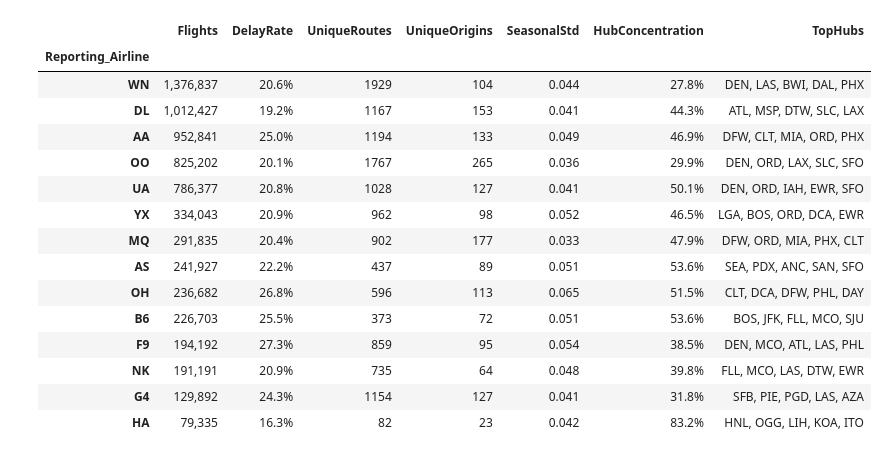
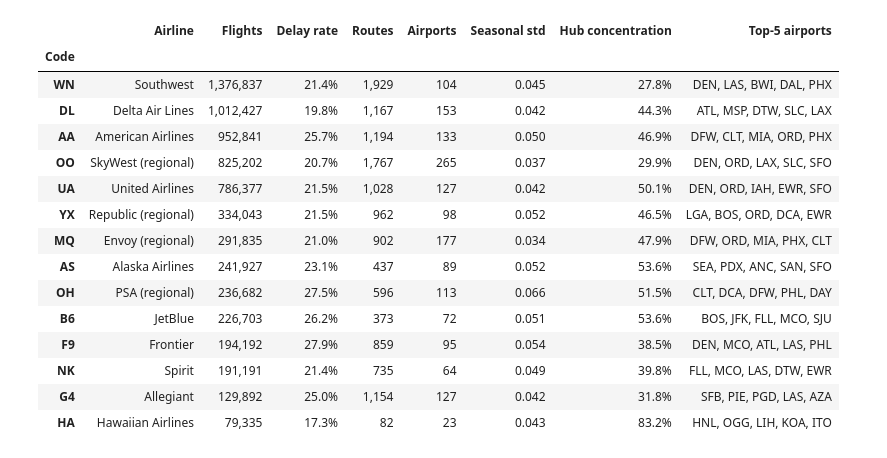
Before and after one commit to GustavDegn123/Airlines-Delay, a Jupyter notebook: airline_selection_analysis.ipynb, the cells around one changed output. Saved outputs shown, nothing was run; the diff lists cells and outputs as text; code cells hidden in the pictures.

```diff
--- a/airline_selection_analysis.ipynb
+++ b/airline_selection_analysis.ipynb
@@ -55,45 +97,46 @@ Vi beregner seks nøgletal pr. selskab for at vurdere, hvilket der egner sig bed
 # %%
-df["Route"] = df["Origin"] + "-" + df["Dest"]
-grouped = df.groupby("Reporting_Airline")
-
-
-def hub_concentration(origins: pd.Series, top_n: int = 5) -> float:
-    """Andel af flyvninger fra selskabets top_n travleste afgangslufthavne."""
+def hub_concentration(origins, top_n=5):
+    # Share of flights departing from the airline's top_n busiest airports
     return origins.value_counts().head(top_n).sum() / len(origins)
 
 
+by_airline = df.groupby("Reporting_Airline")
 monthly_rate = df.groupby(["Reporting_Airline", "Month"])["Delayed"].mean()
 
 overview = pd.DataFrame({
-    "Flights": grouped.size(),
-    "DelayRate": grouped["Delayed"].mean(),
-    "UniqueRoutes": grouped["Route"].nunique(),
-    "UniqueOrigins": grouped["Origin"].nunique(),
-    "SeasonalStd": monthly_rate.groupby(level="Reporting_Airline").std(),
-    "HubConcentration": grouped["Origin"].agg(hub_concentration),
-    "TopHubs": grouped["Origin"].agg(lambda s: ", ".join(s.value_counts().head(5).index)),
-}).sort_values("Flights", ascending=False)
+    "Airline": pd.Series(AIRLINE_NAMES),
+    "Flights": by_airline.size(),
+    "Delay rate": by_airline["Delayed"].mean(),
+    "Routes": by_airline["Route"].nunique(),
+    "Airports": by_airline["Origin"].nunique(),
+    "Seasonal std": monthly_rate.groupby(level="Reporting_Airline").std(),
+    "Hub concentration": by_airline["Origin"].agg(hub_concentration),
+    "Top-5 airports": by_airline["Origin"].agg(lambda s: ", ".join(s.value_counts().head(5).index)),
+}).dropna(subset=["Flights"]).sort_values("Flights", ascending=False)
+overview.index.name = "Code"
 
-overview.style.format({
-    "Flights": "{:,}",
-    "DelayRate": "{:.1%}",
-    "SeasonalStd": "{:.3f}",
-    "HubConcentration": "{:.1%}",
-})
+display(overview.style.format({
+    "Flights": "{:,.0f}",
+    "Delay rate": "{:.1%}",
+    "Routes": "{:,.0f}",
+    "Airports": "{:.0f}",
+    "Seasonal std": "{:.3f}",
+    "Hub concentration": "{:.1%}",
+}))
 # %% [output]
-|  | Flights | DelayRate | UniqueRoutes | UniqueOrigins | SeasonalStd | HubConcentration | TopHubs |
-| Reporting_Airline |  |  |  |  |  |  |  |
-| WN | 1,376,837 | 20.6% | 1929 | 104 | 0.044 | 27.8% | DEN, LAS, BWI, DAL, PHX |
-| DL | 1,012,427 | 19.2% | 1167 | 153 | 0.041 | 44.3% | ATL, MSP, DTW, SLC, LAX |
-| AA | 952,841 | 25.0% | 1194 | 133 | 0.049 | 46.9% | DFW, CLT, MIA, ORD, PHX |
-| OO | 825,202 | 20.1% | 1767 | 265 | 0.036 | 29.9% | DEN, ORD, LAX, SLC, SFO |
-| UA | 786,377 | 20.8% | 1028 | 127 | 0.041 | 50.1% | DEN, ORD, IAH, EWR, SFO |
-| YX | 334,043 | 20.9% | 962 | 98 | 0.052 | 46.5% | LGA, BOS, ORD, DCA, EWR |
-| MQ | 291,835 | 20.4% | 902 | 177 | 0.033 | 47.9% | DFW, ORD, MIA, PHX, CLT |
-| AS | 241,927 | 22.2% | 437 | 89 | 0.051 | 53.6% | SEA, PDX, ANC, SAN, SFO |
-| OH | 236,682 | 26.8% | 596 | 113 | 0.065 | 51.5% | CLT, DCA, DFW, PHL, DAY |
-| B6 | 226,703 | 25.5% | 373 | 72 | 0.051 | 53.6% | BOS, JFK, FLL, MCO, SJU |
-| F9 | 194,192 | 27.3% | 859 | 95 | 0.054 | 38.5% | DEN, MCO, ATL, LAS, PHL |
-| NK | 191,191 | 20.9% | 735 | 64 | 0.048 | 39.8% | FLL, MCO, LAS, DTW, EWR |
-| G4 | 129,892 | 24.3% | 1154 | 127 | 0.041 | 31.8% | SFB, PIE, PGD, LAS, AZA |
-| HA | 79,335 | 16.3% | 82 | 23 | 0.042 | 83.2% | HNL, OGG, LIH, KOA, ITO |
+|  | Airline | Flights | Delay rate | Routes | Airports | Seasonal std | Hub concentration | Top-5 airports |
+| Code |  |  |  |  |  |  |  |  |
+| WN | Southwest | 1,376,837 | 21.4% | 1,929 | 104 | 0.045 | 27.8% | DEN, LAS, BWI, DAL, PHX |
+| DL | Delta Air Lines | 1,012,427 | 19.8% | 1,167 | 153 | 0.042 | 44.3% | ATL, MSP, DTW, SLC, LAX |
+| AA | American Airlines | 952,841 | 25.7% | 1,194 | 133 | 0.050 | 46.9% | DFW, CLT, MIA, ORD, PHX |
+| OO | SkyWest (regional) | 825,202 | 20.7% | 1,767 | 265 | 0.037 | 29.9% | DEN, ORD, LAX, SLC, SFO |
+| UA | United Airlines | 786,377 | 21.5% | 1,028 | 127 | 0.042 | 50.1% | DEN, ORD, IAH, EWR, SFO |
+| YX | Republic (regional) | 334,043 | 21.5% | 962 | 98 | 0.052 | 46.5% | LGA, BOS, ORD, DCA, EWR |
+| MQ | Envoy (regional) | 291,835 | 21.0% | 902 | 177 | 0.034 | 47.9% | DFW, ORD, MIA, PHX, CLT |
+| AS | Alaska Airlines | 241,927 | 23.1% | 437 | 89 | 0.052 | 53.6% | SEA, PDX, ANC, SAN, SFO |
+| OH | PSA (regional) | 236,682 | 27.5% | 596 | 113 | 0.066 | 51.5% | CLT, DCA, DFW, PHL, DAY |
+| B6 | JetBlue | 226,703 | 26.2% | 373 | 72 | 0.051 | 53.6% | BOS, JFK, FLL, MCO, SJU |
+| F9 | Frontier | 194,192 | 27.9% | 859 | 95 | 0.054 | 38.5% | DEN, MCO, ATL, LAS, PHL |
+| NK | Spirit | 191,191 | 21.4% | 735 | 64 | 0.049 | 39.8% | FLL, MCO, LAS, DTW, EWR |
+| G4 | Allegiant | 129,892 | 25.0% | 1,154 | 127 | 0.042 | 31.8% | SFB, PIE, PGD, LAS, AZA |
+| HA | Hawaiian Airlines | 79,335 | 17.3% | 82 | 23 | 0.043 | 83.2% | HNL, OGG, LIH, KOA, ITO |
```
Also changed, not shown: parts of 23 cells of this notebook.
